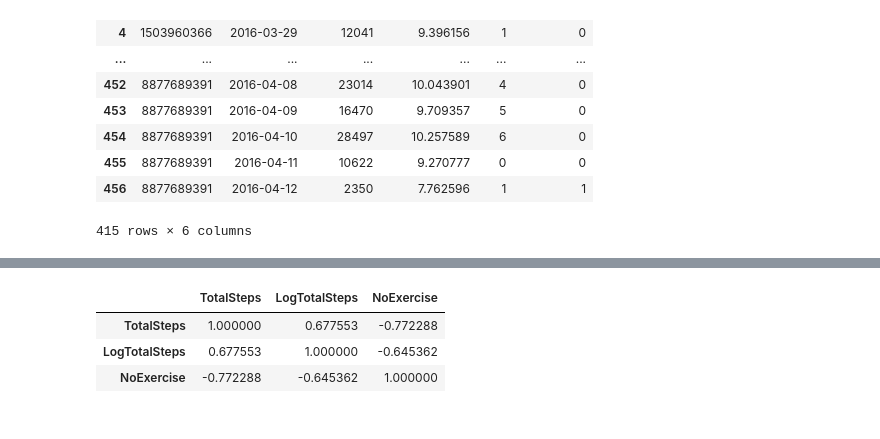
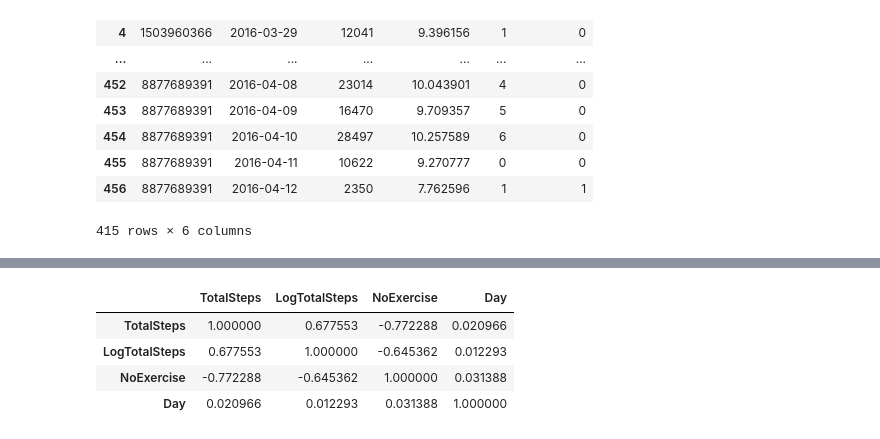
Before and after one commit to richardayikwei/fit_bit_analysis, a Jupyter notebook: scripts/explore.ipynb, the cells around one changed output, grey strips where cells are left out. Drawn from its saved outputs; the diff is of its cells as text; code cells hidden in the pictures.

```diff
--- a/scripts/explore.ipynb
+++ b/scripts/explore.ipynb
@@ -102,7 +123,8 @@ daily_activity
 # %%
-daily_activity[['TotalSteps','LogTotalSteps','NoExercise']].corr()
+daily_activity[['TotalSteps','LogTotalSteps','NoExercise','Day']].corr()
 # %% [output]
-|  | TotalSteps | LogTotalSteps | NoExercise |
-| TotalSteps | 1.000000 | 0.677553 | -0.772288 |
-| LogTotalSteps | 0.677553 | 1.000000 | -0.645362 |
-| NoExercise | -0.772288 | -0.645362 | 1.000000 |
+|  | TotalSteps | LogTotalSteps | NoExercise | Day |
+| TotalSteps | 1.000000 | 0.677553 | -0.772288 | 0.020966 |
+| LogTotalSteps | 0.677553 | 1.000000 | -0.645362 | 0.012293 |
+| NoExercise | -0.772288 | -0.645362 | 1.000000 | 0.031388 |
+| Day | 0.020966 | 0.012293 | 0.031388 | 1.000000 |
```
Also changed, not shown: parts of 9 cells of this notebook, 13 other files.
